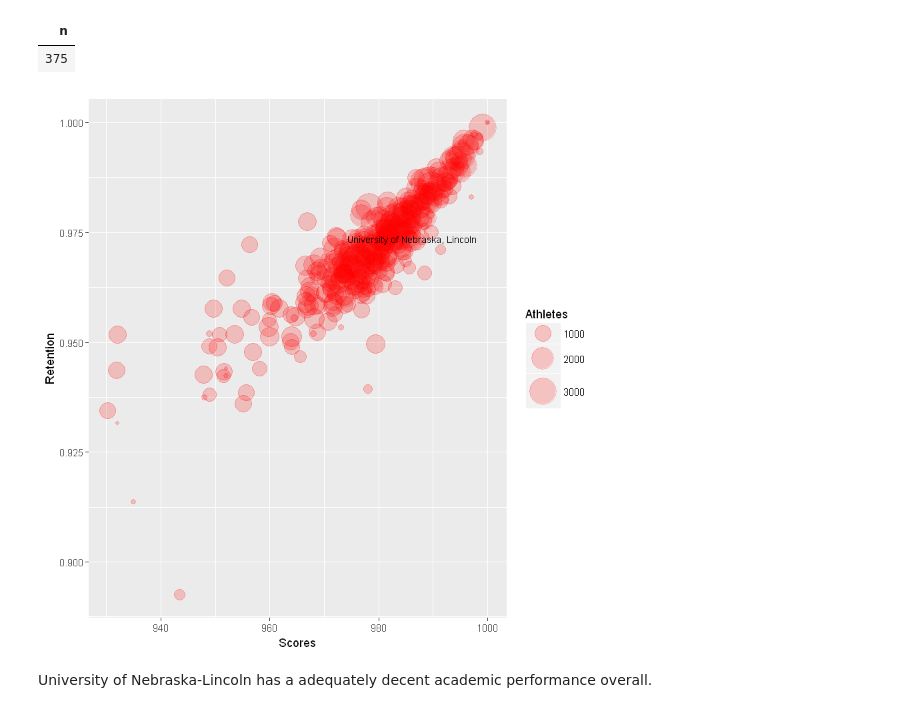
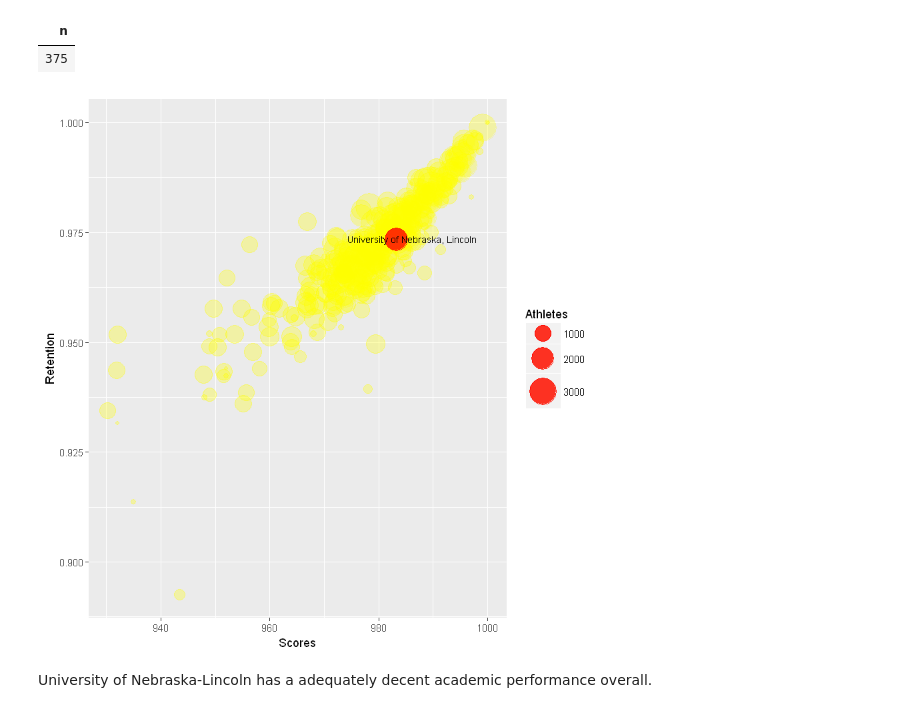
Before and after one commit to joeyzhouchosen/Data_Visualizations, a Jupyter notebook: NCAA_Academics_Analysis.ipynb, the cells around one changed output. Drawn from its saved outputs; the diff is of its cells as text; code cells hidden in the pictures.

```diff
--- a/NCAA_Academics_Analysis.ipynb
+++ b/NCAA_Academics_Analysis.ipynb
@@ -100,12 +110,13 @@ count(schools)
 | 375 |
 # %%
 ggplot(schools, aes(x = Scores, y = Retention, size= Athletes)) +
-geom_point(alpha=.2, color="Red") +
+geom_point(alpha=.3, color="Yellow") +
+geom_point(data=subset(schools, SCHOOL_NAME == "University of Nebraska, Lincoln"), alpha=.8, color="Red") +
 scale_size_continuous(range=c(1,12)) +
 geom_text(data=subset(schools, SCHOOL_NAME == "University of Nebraska, Lincoln"),
                       aes(label=SCHOOL_NAME), size=3, nudge_x=3, check_overlap=TRUE)
 # %% [output]
-[figure, old version]
+[figure, new version]
 # %% [markdown]
 University of Nebraska-Lincoln has a adequately decent academic performance overall.
 # %%
```
Also changed, not shown: parts of 7 cells of this notebook.
